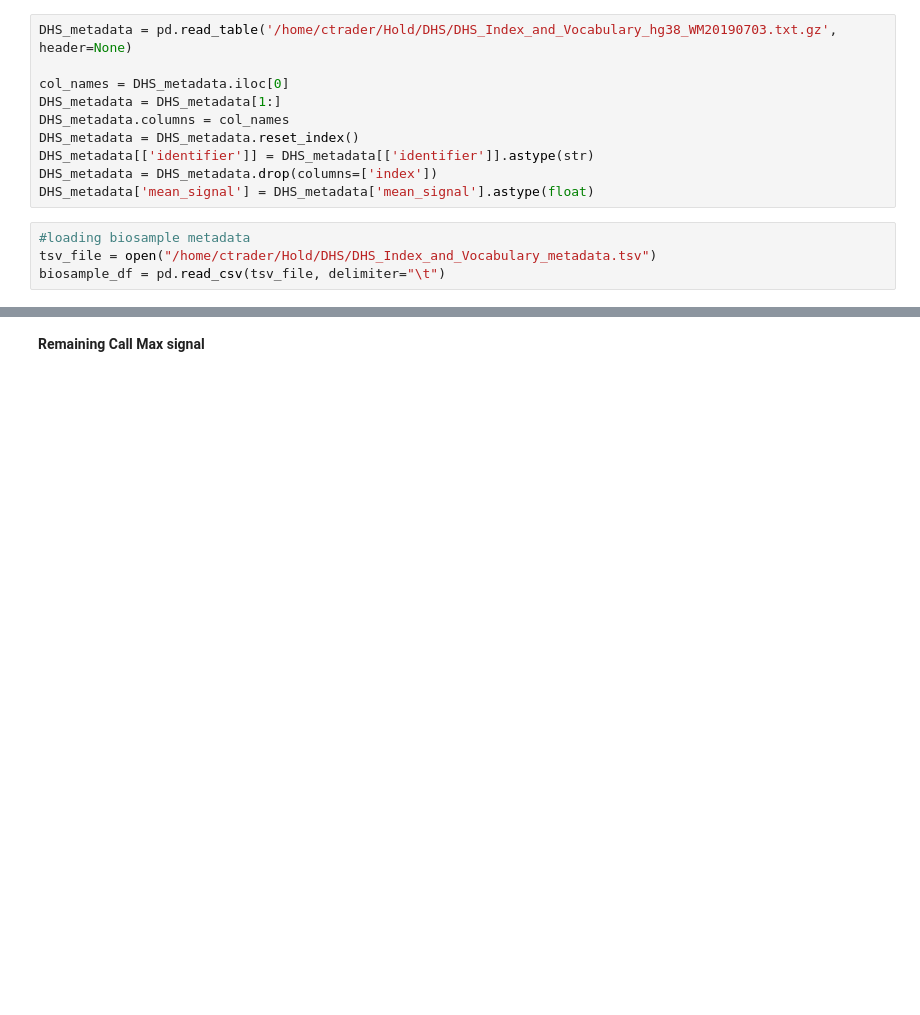
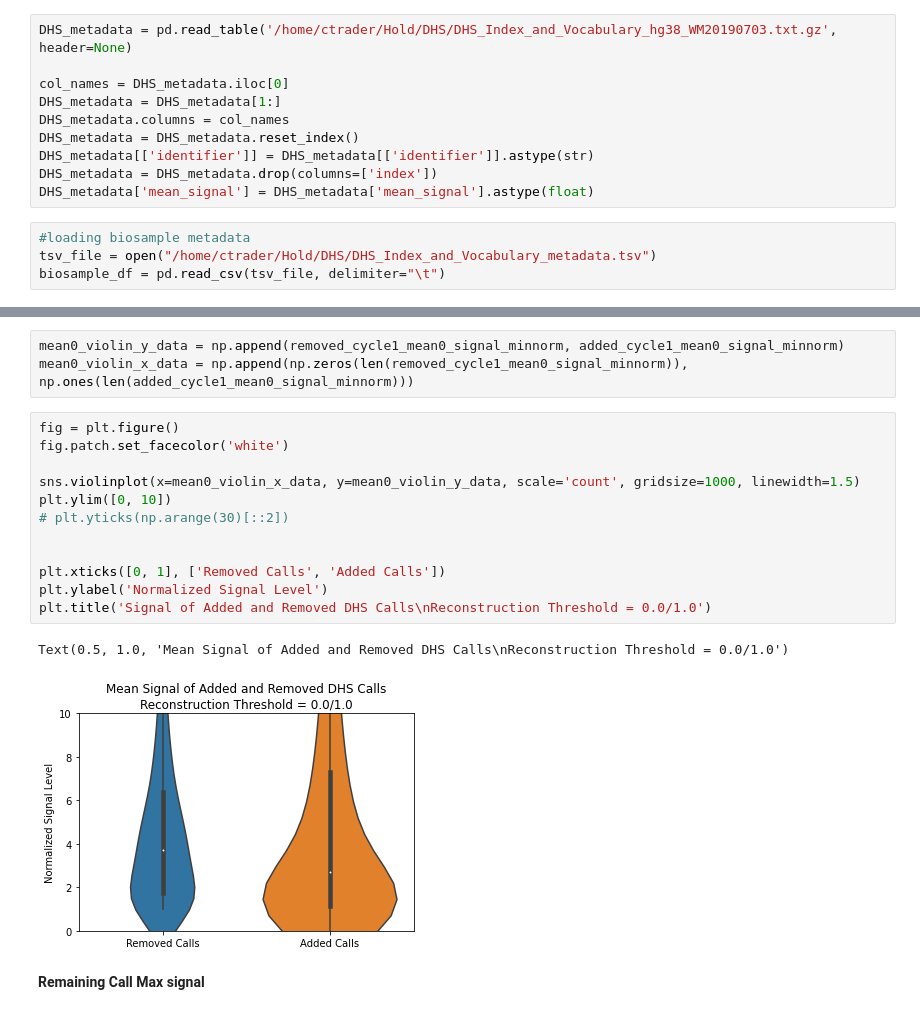
Before and after one commit to meuleman/gilbertAPI, a Jupyter notebook: recommendersystems/NMF/DHS/quality_of_NMF_recon_threshold_flip_01thresh_individual_calls.ipynb, the cells around one changed output, grey strips where cells are left out. Drawn from its saved outputs; the diff is of its cells as text; blank space fills up the shorter version.

```diff
--- a/recommendersystems/NMF/DHS/quality_of_NMF_recon_threshold_flip_01thresh_individual_calls.ipynb
+++ b/recommendersystems/NMF/DHS/quality_of_NMF_recon_threshold_flip_01thresh_individual_calls.ipynb
@@ -110,3 +497,21 @@ biosample_df = pd.read_csv(tsv_file, delimiter="\t")
+# %%
+mean0_violin_y_data = np.append(removed_cycle1_mean0_signal_minnorm, added_cycle1_mean0_signal_minnorm)
+mean0_violin_x_data = np.append(np.zeros(len(removed_cycle1_mean0_signal_minnorm)), np.ones(len(added_cycle1_mean0_signal_minnorm)))
+# %%
+fig = plt.figure()
+fig.patch.set_facecolor('white')
+
+sns.violinplot(x=mean0_violin_x_data, y=mean0_violin_y_data, scale='count', gridsize=1000, linewidth=1.5)
+plt.ylim([0, 10])
+# plt.yticks(np.arange(30)[::2])
+
+
+plt.xticks([0, 1], ['Removed Calls', 'Added Calls'])
+plt.ylabel('Normalized Signal Level')
+plt.title('Signal of Added and Removed DHS Calls\nReconstruction Threshold = 0.0/1.0')
+# %% [output]
+Text(0.5, 1.0, 'Mean Signal of Added and Removed DHS Calls\nReconstruction Threshold = 0.0/1.0')
+[figure, added]
 # %% [markdown]
 **Remaining Call Max signal**
 # %%
```
Also changed, not shown: parts of 66 cells of this notebook.
